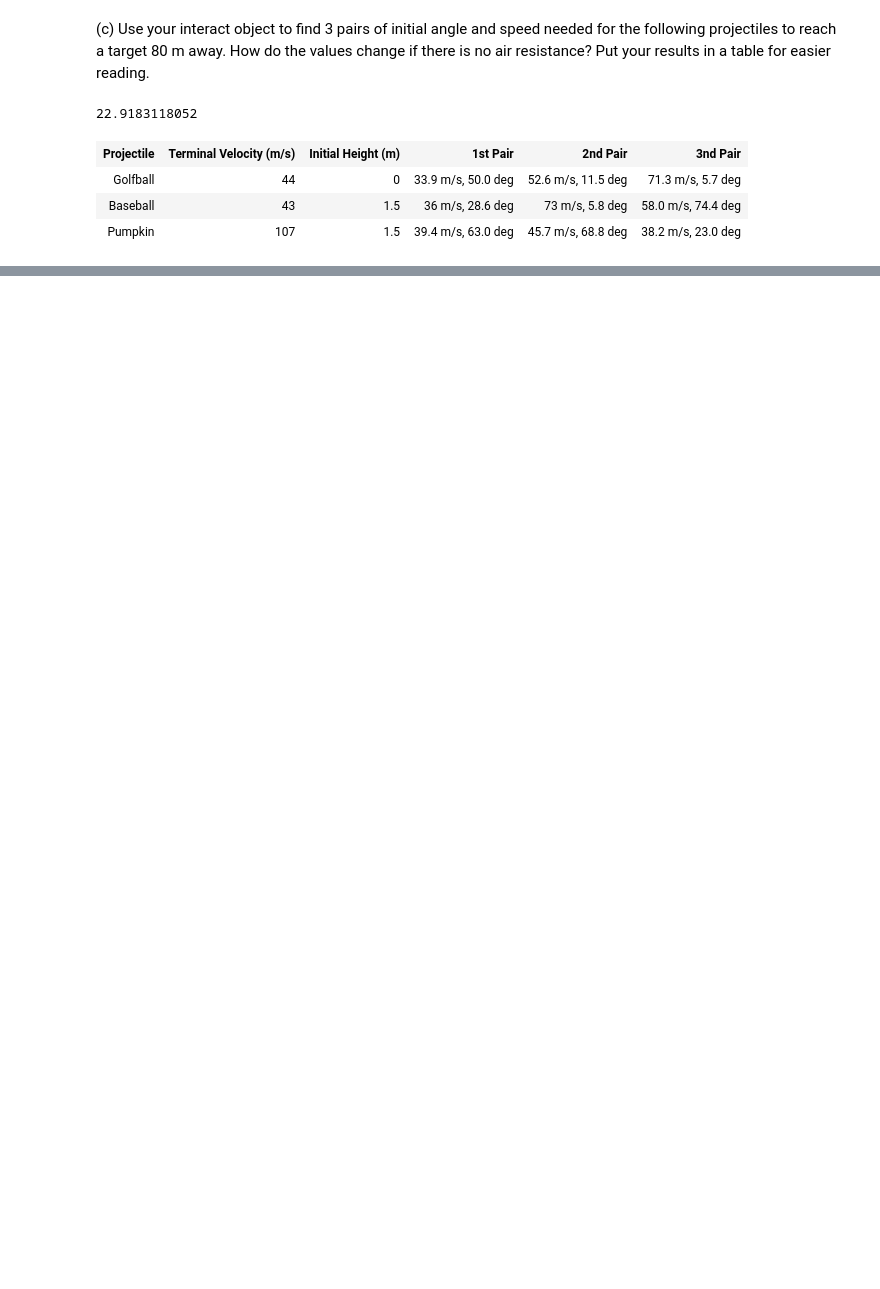
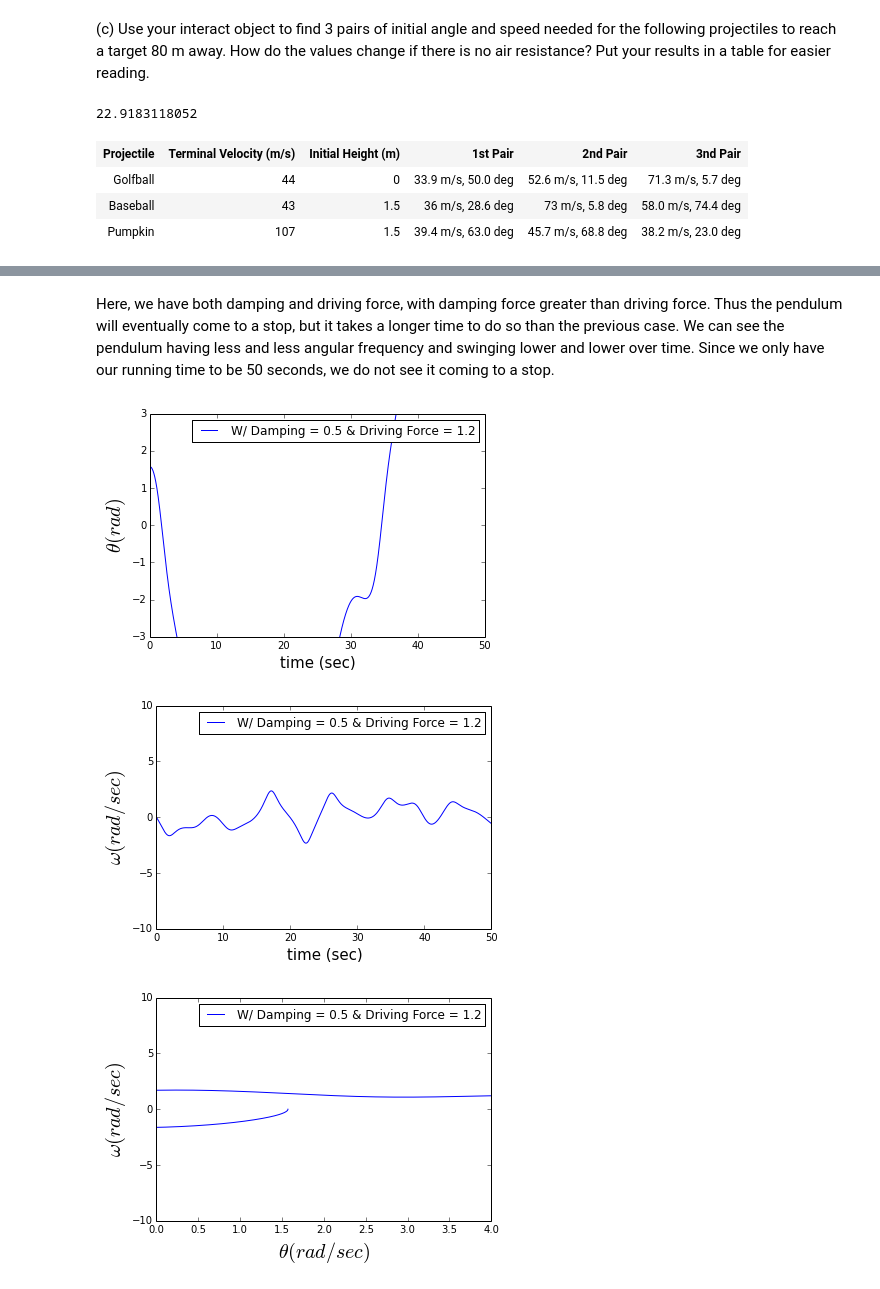
Before and after one commit to dlhoang/PHYS202-S14, a Jupyter notebook: SciPy/ODEExercises.ipynb, the cells around one changed output, grey strips where cells are left out. Cells and saved outputs as stored; diff of their text form; code cells hidden in the pictures; blank space fills up the shorter version.

```diff
--- a/SciPy/ODEExercises.ipynb
+++ b/SciPy/ODEExercises.ipynb
@@ -622,0 +709,9 @@ h = HTML(s); h
+# %% [markdown]
+Here, we have both damping and driving force, with damping force greater than driving force. Thus the pendulum will eventually come to a stop, but it takes a longer time to do so than the previous case. We can see the pendulum having less and less angular frequency and swinging lower and lower over time. Since we only have our running time to be 50 seconds, we do not see it coming to a stop.
+# %%
+Projectile(omega = 0, th0 = np.pi/2, time=50, ell = 9.8,\
+               q = 0.5, fd = 1.2, Omega = 2./3)
+# %% [output]
+[figure, added]
+[figure, added]
+[figure, added]
```
Also changed, not shown: parts of 13 cells of this notebook, 1 other file.
